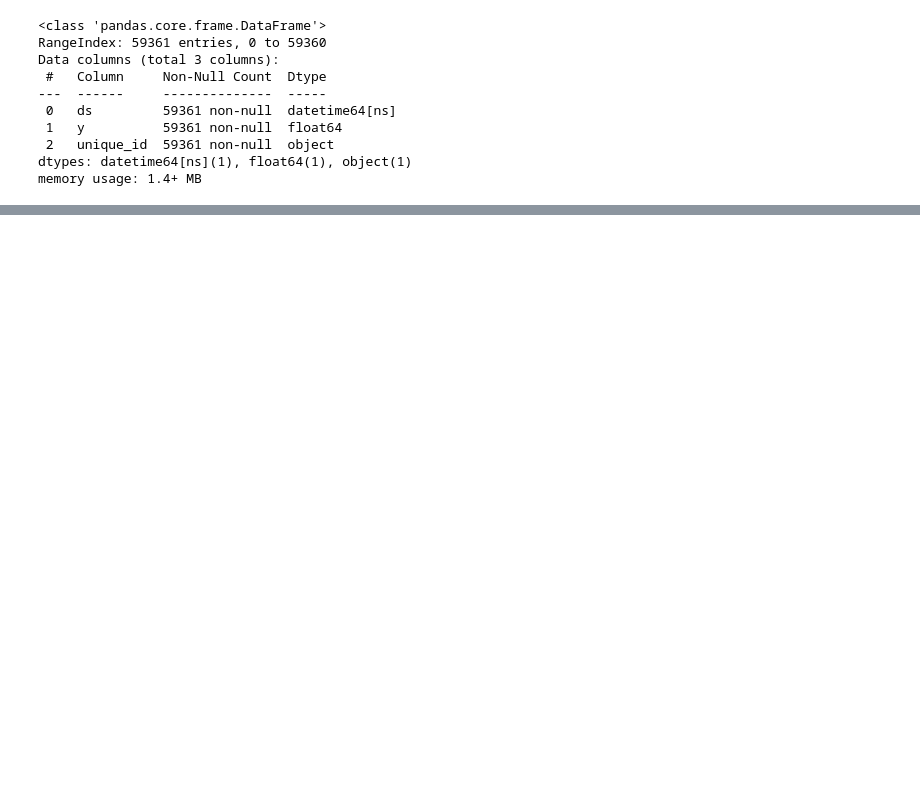
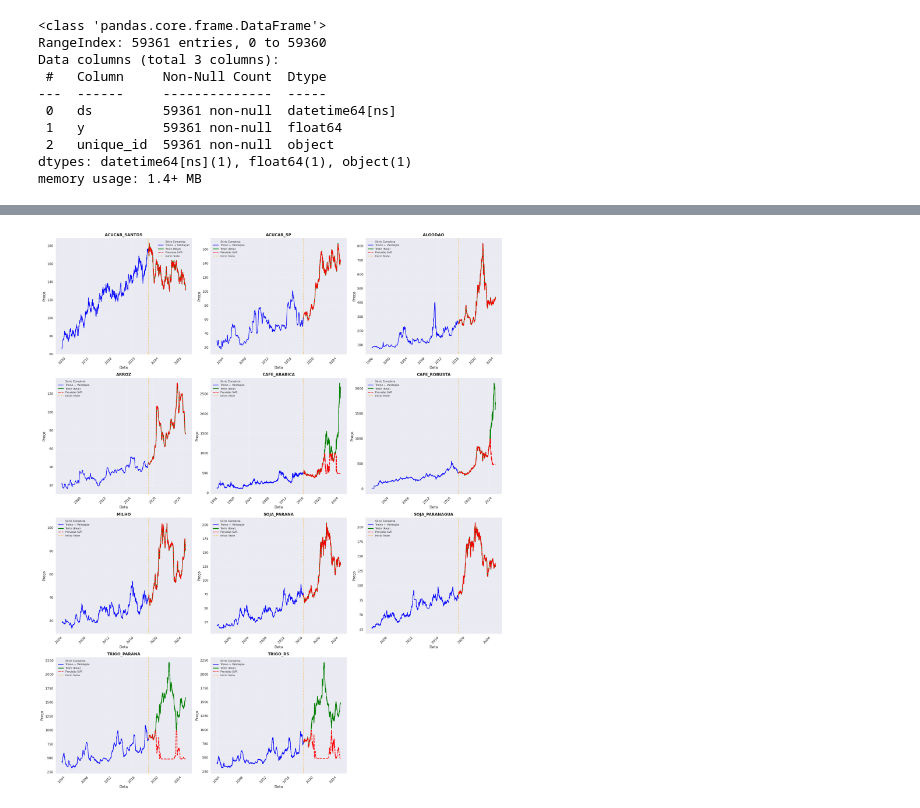
Before and after one commit to MateusVasc/sistemas-multiplos-preditores-commodities, a Jupyter notebook: src/models/ml/svr.ipynb, the cells around one changed output, grey strips where cells are left out. Cells and saved outputs as stored; diff of their text form; code cells hidden in the pictures; blank space fills up the shorter version.

```diff
--- a/src/models/ml/svr.ipynb
+++ b/src/models/ml/svr.ipynb
@@ -81,0 +108,4 @@ train.head()
+# %%
+full_train = pd.concat([train, val])
+# %%
+fcst.fit(full_train)
@@ -81,0 +114,12 @@ train.head()
+# %%
+# Rollout
+forecasts = []
+for i in range(len(test)):
+    f_next = fcst.predict(h=1)
+    forecasts.append(f_next)
+
+    # add real value
+    obs = test.iloc[[i]][['unique_id', 'ds', 'y']]
+    fcst.update(obs)
+# %%
+forecasts_df = pd.concat(forecasts, ignore_index=True)
@@ -81,0 +180,60 @@ train.head()
+# %%
+def plot_series_and_forecasts(df_brl, full_train, test, forecasts_df):
+    """
+    Plota a série completa e as previsões para cada commodity
+    """
+    unique_ids = df_brl['unique_id'].unique()
+    n_series = len(unique_ids)
+
+    n_cols = 3
+    n_rows = (n_series + n_cols - 1) // n_cols
+
+    fig, axes = plt.subplots(n_rows, n_cols, figsize=(20, 6*n_rows))
+    axes = axes.flatten() if n_series > 1 else [axes]
+
+    for i, uid in enumerate(unique_ids):
+        ax = axes[i]
+
+        series_data = df_brl[df_brl['unique_id'] == uid].copy()
+
+        train_data = full_train[full_train['unique_id'] == uid].copy()
+
+        test_data = test[test['unique_id'] == uid].copy()
+
+        forecast_data = forecasts_df[forecasts_df['unique_id'] == uid].copy()
+
+        ax.plot(series_data['ds'], series_data['y'],
+                color='lightgray', alpha=0.7, linewidth=1, label='Série Completa')
+
+        ax.plot(train_data['ds'], train_data['y'],
+                color='blue', linewidth=1.5, label='Treino + Validação')
+
+        ax.plot(test_data['ds'], test_data['y'],
+                color='green', linewidth=2, label='Teste (Real)')
+
+        ax.plot(forecast_data['ds'], forecast_data['svr'],
+                color='red', linewidth=2, linestyle='--', label='Previsão SVR')
+
+        if len(test_data) > 0:
+            ax.axvline(x=test_data['ds'].iloc[0], color='orange',
+                      linestyle=':', alpha=0.8, label='Início Teste')
+
+        ax.set_title(f'{uid}', fontsize=12, fontweight='bold')
+        ax.set_xlabel('Data')
+        ax.set_ylabel('Preço')
+        ax.legend(fontsize=8)
+        ax.grid(True, alpha=0.3)
+
+        ax.tick_params(axis='x', rotation=45)
+
+    for j in range(i+1, len(axes)):
+        fig.delaxes(axes[j])
+
+    plt.tight_layout()
+    plt.show()
+
+    return fig
+
+fig = plot_series_and_forecasts(df_brl, full_train, test, forecasts_df)
+# %% [output]
+[figure, added]
```
Also changed, not shown: parts of 11 cells of this notebook.
